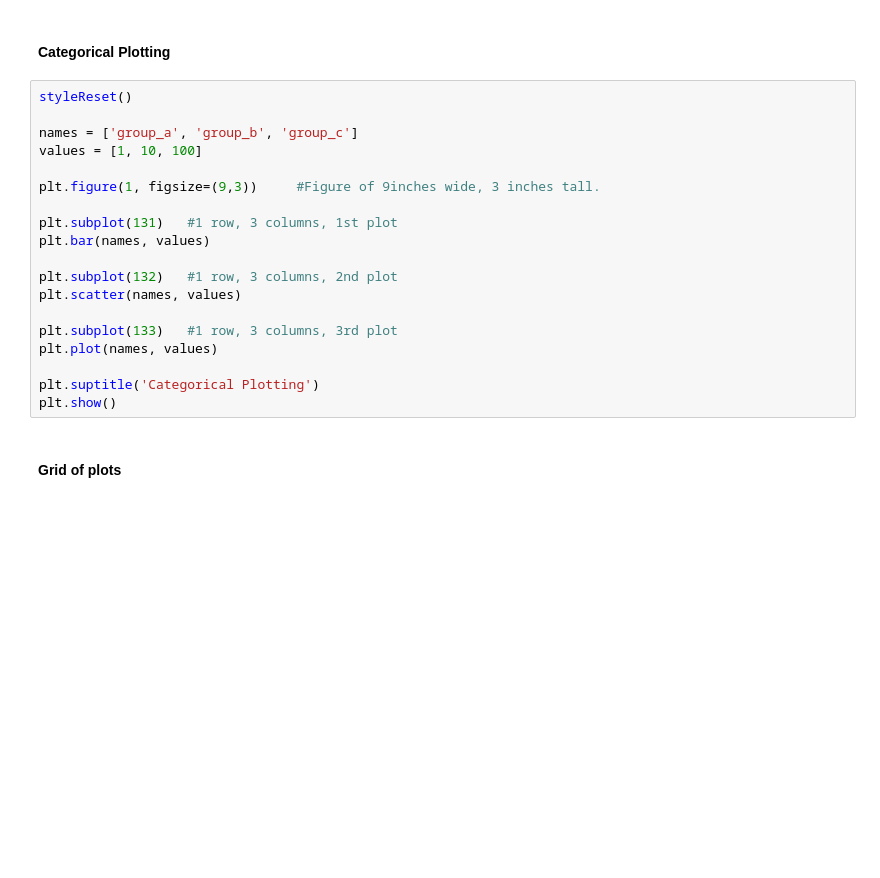
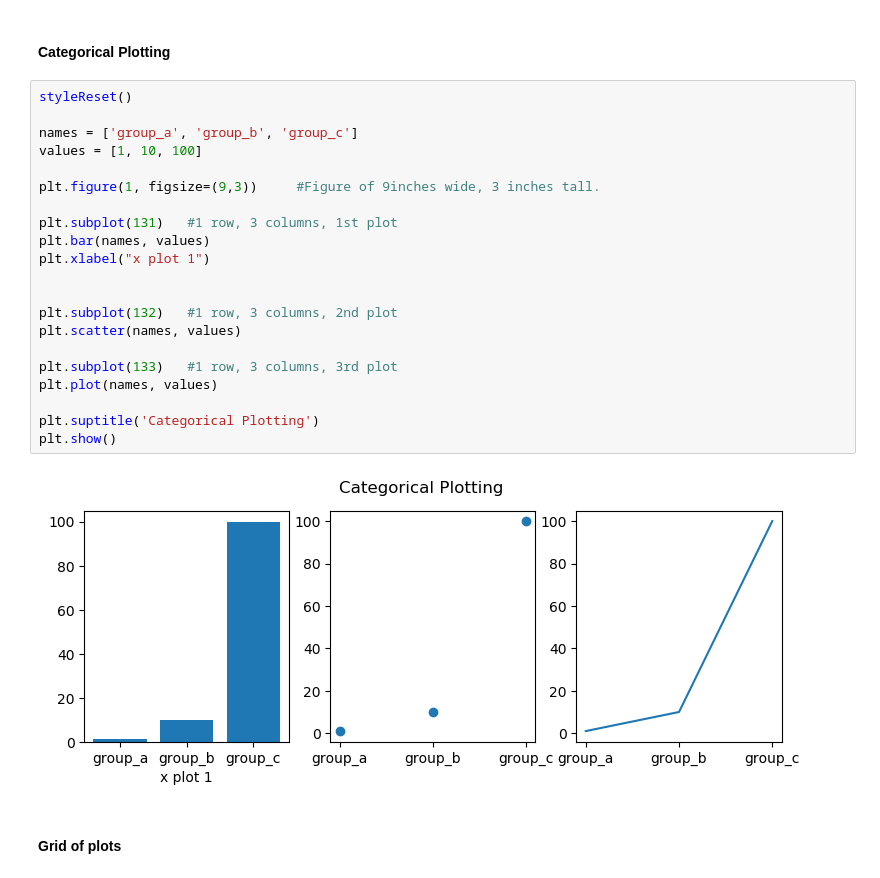
Before and after one commit to cu-denver-machine-learning-club/data_visualization_py, a Jupyter notebook: Visualization on Python-Matplotlib.ipynb, the cells around one changed output. Cells and saved outputs as stored; diff of their text form; blank space fills up the shorter version.

```diff
--- a/Visualization on Python-Matplotlib.ipynb
+++ b/Visualization on Python-Matplotlib.ipynb
@@ -141,22 +155,26 @@ plt.show()
 # %%
 styleReset()
 
 names = ['group_a', 'group_b', 'group_c']
 values = [1, 10, 100]
 
 plt.figure(1, figsize=(9,3))     #Figure of 9inches wide, 3 inches tall.
 
 plt.subplot(131)   #1 row, 3 columns, 1st plot
 plt.bar(names, values)
+plt.xlabel("x plot 1")
+
 
 plt.subplot(132)   #1 row, 3 columns, 2nd plot
 plt.scatter(names, values)
 
 plt.subplot(133)   #1 row, 3 columns, 3rd plot
 plt.plot(names, values)
 
 plt.suptitle('Categorical Plotting')
 plt.show()
+# %% [output]
+[figure, added]
 # %% [markdown]
 #### Grid of plots
 # %%
```
Also changed, not shown: parts of 11 cells of this notebook, 1 other file.
